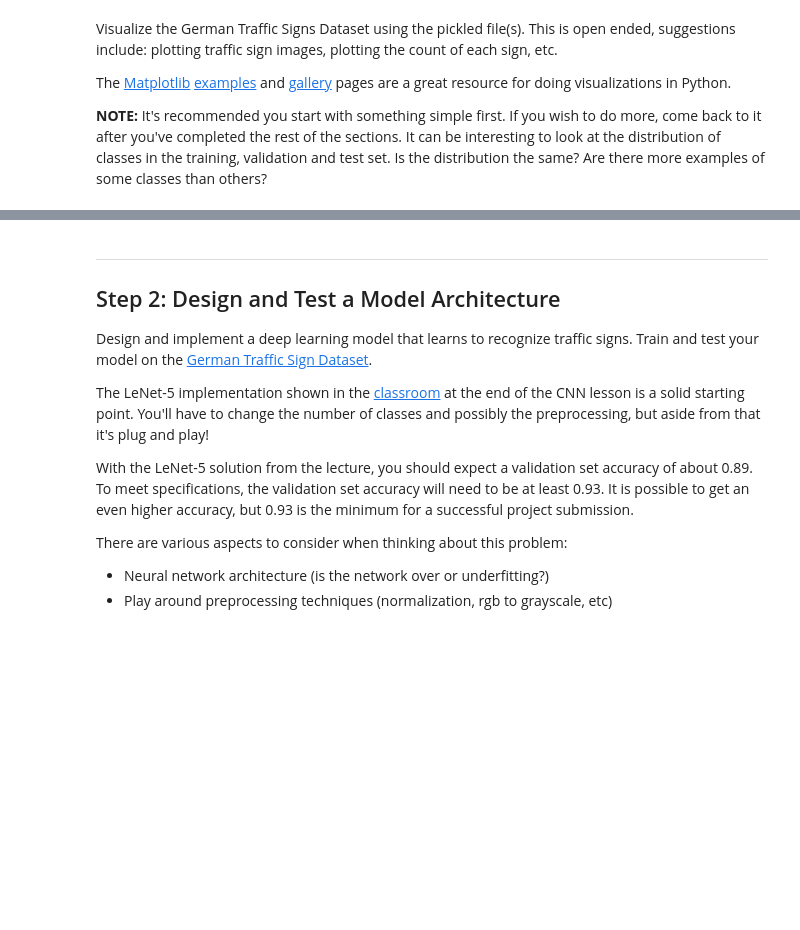
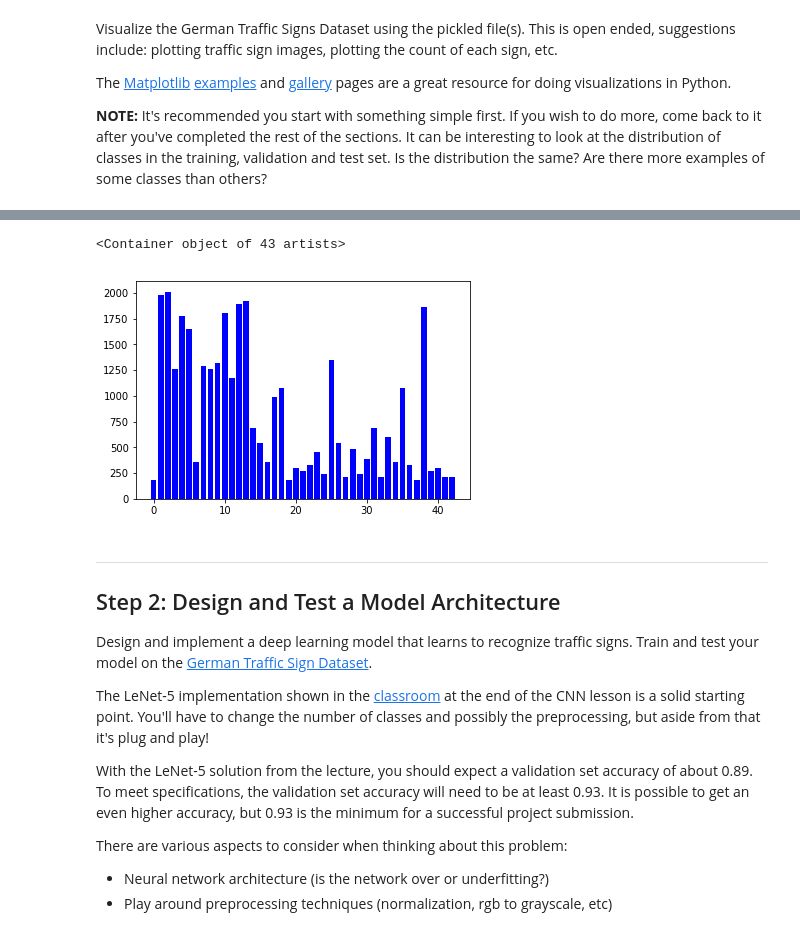
Before and after one commit to segwitt/carNd-Traffic-sign-classifier, a Jupyter notebook: Traffic_Sign_Classifier.ipynb, the cells around one changed output, grey strips where cells are left out. Drawn from its saved outputs; the diff is of its cells as text; code cells hidden in the pictures; blank space fills up the shorter version.

```diff
--- a/Traffic_Sign_Classifier.ipynb
+++ b/Traffic_Sign_Classifier.ipynb
@@ -123,3 +123,15 @@ for i in range(10):
+# %%
+
+
+#Data Distribution
+
+images_per_class = np.unique(y_train,return_counts=True)[1]
+classes = np.unique(y_train,return_counts=True)[0]
+
+plt.bar(classes,images_per_class,color='b')
+# %% [output]
+<Container object of 43 artists>
+[figure, added]
 # %% [markdown]
 ----
 
```
Also changed, not shown: parts of 1 cell of this notebook, 3 other files.
